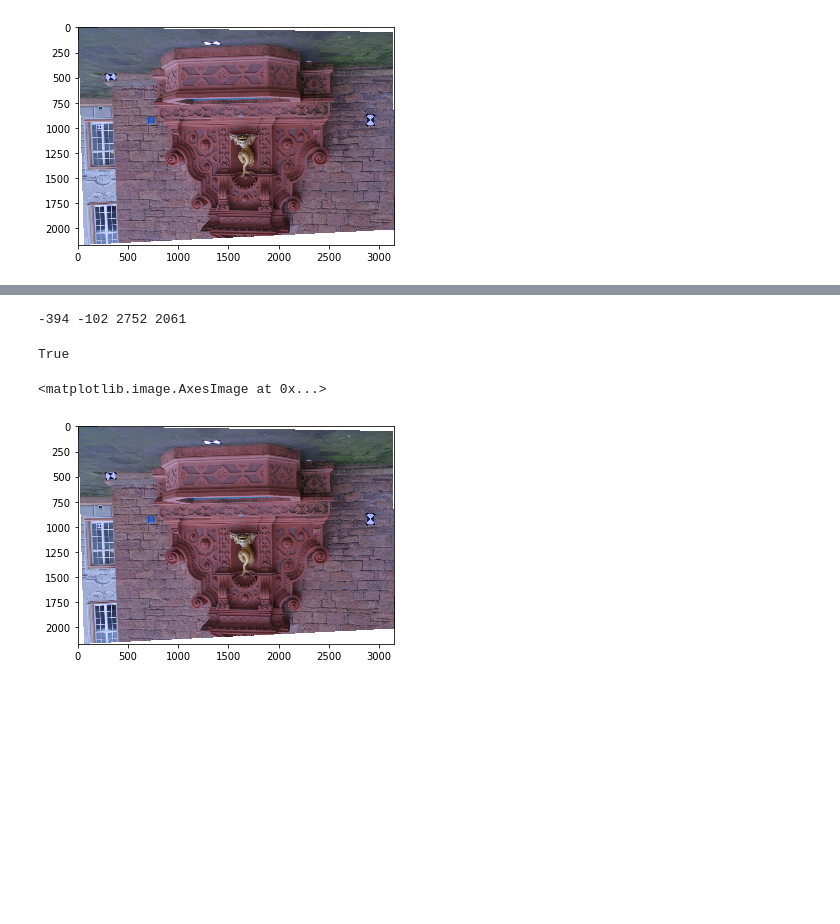
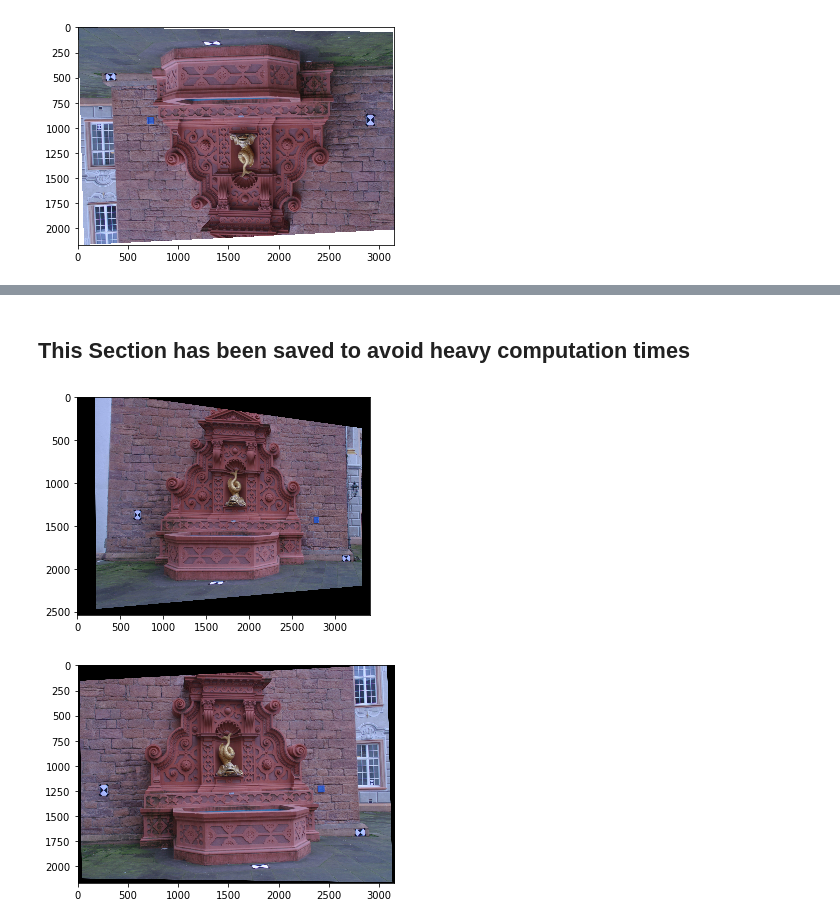
Before and after one commit to Michael-Shepherd/ComputerVision, a Jupyter notebook: Assignment4/Assignment4.ipynb, the cells around one changed output, grey strips where cells are left out. Saved outputs shown, nothing was run; the diff lists cells and outputs as text; code cells hidden in the pictures; blank space fills up the shorter version.

```diff
--- a/Assignment4/Assignment4.ipynb
+++ b/Assignment4/Assignment4.ipynb
@@ -467,13 +463,28 @@ print(min_x1, min_y1, max_x1, max_y1)
-# %%
-print(min_x2, min_y2, max_x2, max_y2)
-# %% [output]
--394 -102 2752 2061
-# %%
-cv2.imwrite('image2_rec.png',cv2.cvtColor(image2_rectified, cv2.COLOR_RGB2BGR))
-# %% [output]
-True
-# %%
-plt.imshow(plt.imread("image2_rec.png"))
-# %% [output]
-<matplotlib.image.AxesImage at 0x...>
-[figure, removed]
+# %% [markdown]
+## This Section has been saved to avoid heavy computation times
+# %%
+T1 = np.array([[-8.06665094e-01, -3.24781454e-03,  3.45979989e+03],
+       [ 1.05776409e-01, -9.99580533e-01,  1.81241323e+03],
+       [ 1.01048214e-04,  4.06834149e-07,  8.06263540e-01]])
+T2 = np.array([[-1.04401448e+00, -2.49702084e-02,  2.88661266e+03],
+       [-1.30424381e-02, -1.00466214e+00,  2.00138285e+03],
+       [-3.15567883e-05, -4.87266479e-06,  1.04900445e+00]])
+min_x2, min_y2, max_x2, max_y2 = (-394, -102, 2752, 2061)
+min_x1, min_y1, max_x1, max_y1 = 873, -290, 4292, 2248
+# %%
+
+T1[0][2] = T1[0][2]  - min_x1
+T1[1][2] = T1[1][2] - min_y1
+T2[0][2] = T2[0][2]  - min_x2
+T2[1][2] = T2[1][2] - min_y2
+warped1 = cv2.warpPerspective(image1(), T1, (max_x1-min_x1, max_y1-min_y1))
+warped1 = ndimage.rotate(warped1, 180)
+plt.imshow(warped1)
+plt.show()
+warped2 = cv2.warpPerspective(image2(), T2, (max_x2-min_x2, max_y2-min_y2))
+warped2 = ndimage.rotate(warped2, 180)
+plt.imshow(warped2)
+plt.show()
+# %% [output]
+[figure, added]
+[figure, added]
```
Also changed, not shown: parts of 3 cells of this notebook.
